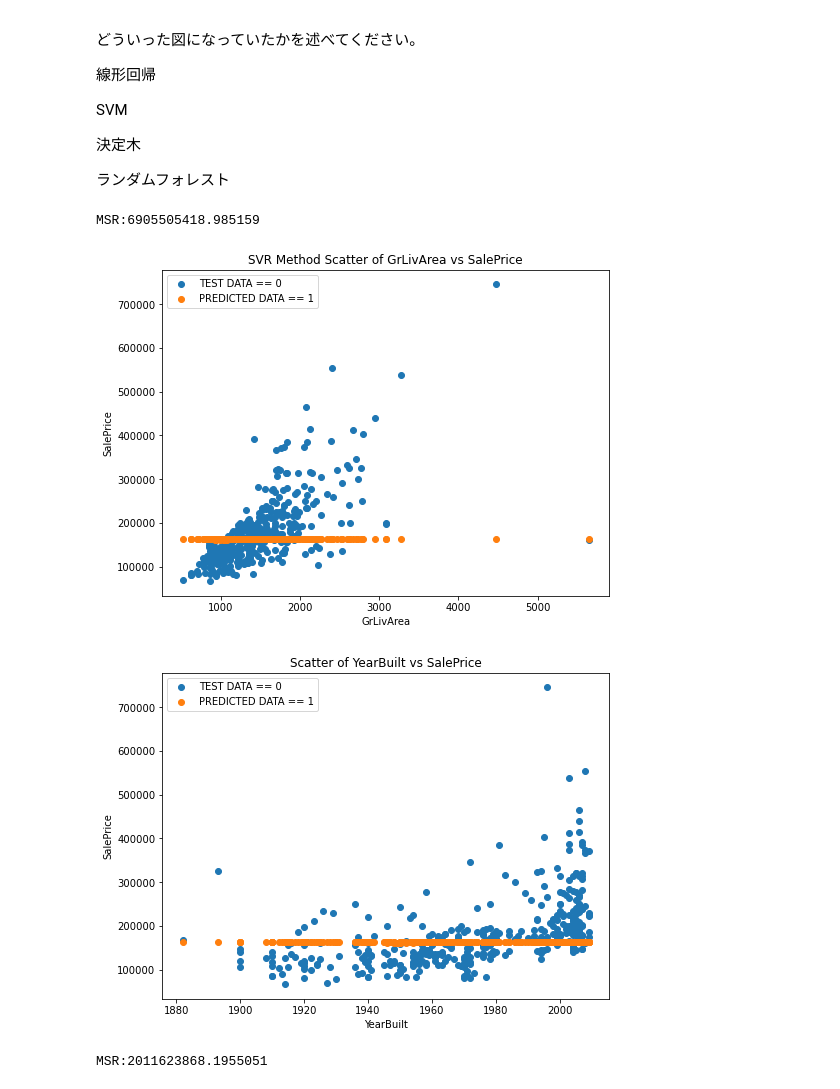
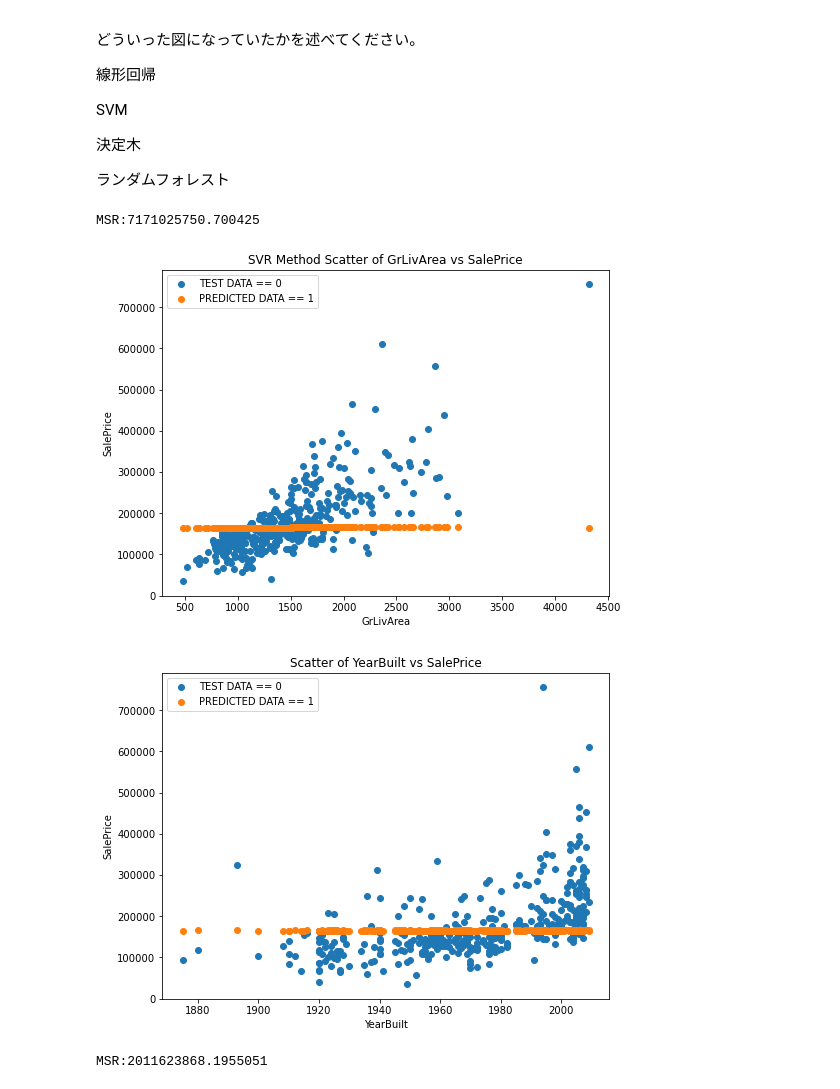
Before and after one commit to tomohisa-matsuda-8/diveintocode-ml, a Jupyter notebook: Week4/Week4_Pre_2.ipynb, the cells around one changed output. Cells and saved outputs as stored; diff of their text form; code cells hidden in the pictures.

Commit message:
test2 commit

```diff
--- a/Week4/Week4_Pre_2.ipynb
+++ b/Week4/Week4_Pre_2.ipynb
@@ -116,50 +106,51 @@ from sklearn.preprocessing import StandardScaler
 from sklearn.svm import SVR
 from sklearn.pipeline import make_pipeline
 
-X_train, X_test, y_train, y_test = train_test_split(X, y, test_size=0.25, random_state=0)
+X_train, X_test, y_train, y_test = train_test_split(X, y, test_size=0.25, random_state=42)
 
 #標準化
-scaler = StandardScaler()
-scaler.fit(X_train)
-scaler.mean_
-scaler.transform(X_train)
-scaler.transform(X_test)
-scaler = StandardScaler()
-scaler.fit(y_train)
-scaler.mean_
-scaler.transform(y_train)
-scaler.transform(y_test)
+#scaler = StandardScaler()
+#scaler.fit(X_train)
+#scaler.mean_
+#scaler.transform(X_train)
+#scaler.transform(X_test)
+#scaler = StandardScaler()
+#scaler.fit(y_train)
+#scaler.mean_
+#scaler.transform(y_train)
+#scaler.transform(y_test)
 
 y_train = y_train.flatten() #shapeを(n_sample, )の形にしないとWARNIGが表示されるため。
-regr = make_pipeline(StandardScaler(), SVR(C=3.0, epsilon=0.2))
+#regr = make_pipeline(StandardScaler(), SVR(C=3.0, epsilon=0.2))
+regr = SVR()
 regr.fit(X_train, y_train)
 y_pred = regr.predict(X_test)
 #print(y_pred)
 print("MSR:{}".format(mean_squared_error(y_test, y_pred)))
 
 #グラフ描画 GrLivArea
 fig = plt.figure(figsize=(8, 6), dpi=72)
 plt.scatter(X_test[:,0], y_test, label='TEST DATA == 0')
 plt.scatter(X_test[:,0], y_pred, label='PREDICTED DATA == 1')
 plt.xlabel("GrLivArea")
 plt.ylabel("SalePrice")
 plt.title("SVR Method Scatter of GrLivArea vs SalePrice")
 plt.legend()
 plt.show()
 
 #グラフ描画 YearBuilt
 fig = plt.figure(figsize=(8, 6), dpi=72)
 plt.scatter(X_test[:,1], y_test, label='TEST DATA == 0')
 plt.scatter(X_test[:,1], y_pred, label='PREDICTED DATA == 1')
 plt.xlabel("YearBuilt")
 plt.ylabel("SalePrice")
 plt.title("Scatter of YearBuilt vs SalePrice")
 plt.legend()
 plt.show()
 # %% [output]
-MSR:6905505418.985159
+MSR:7171025750.700425
-[figure, old version]
+[figure, new version]
-[figure, old version]
+[figure, new version]
 # %%
 #決定木による学習・予測・評価
 import numpy as np
```
Also changed, not shown: parts of 2 cells of this notebook, 2 other files.
